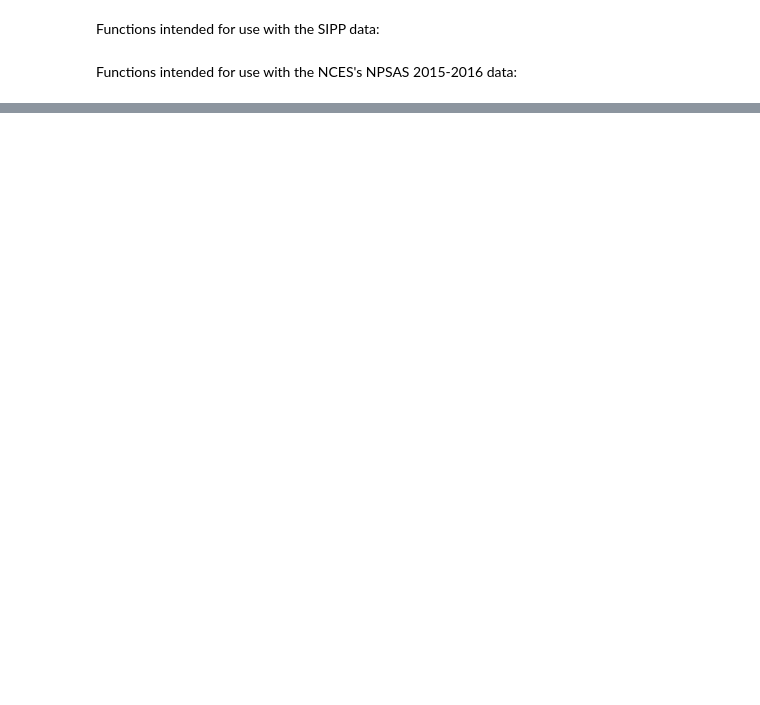
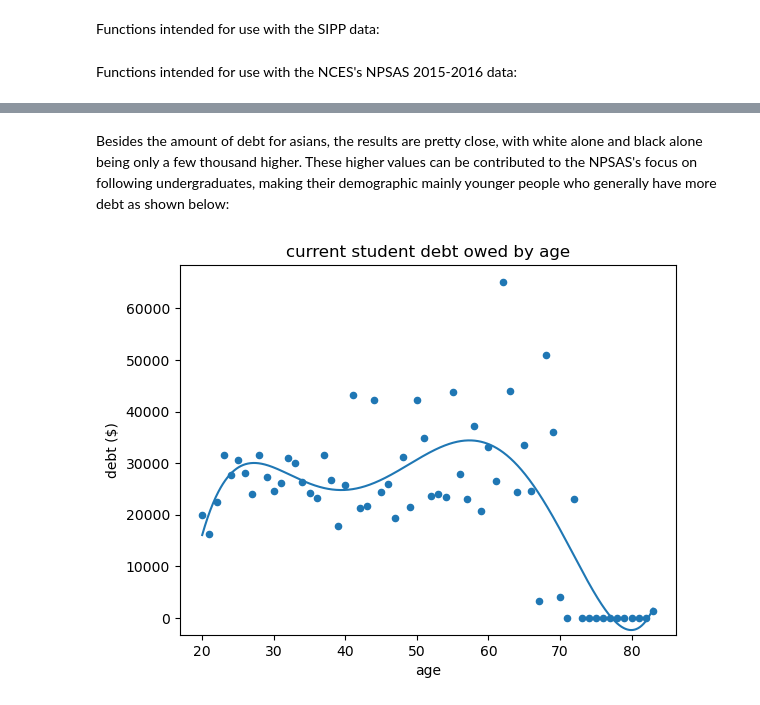
Before and after one commit to AlexWycoff/studentdebt, a Jupyter notebook: notebooks/DataFunctions.ipynb, the cells around one changed output, grey strips where cells are left out. Drawn from its saved outputs; the diff is of its cells as text; code cells hidden in the pictures; blank space fills up the shorter version.

```diff
--- a/notebooks/DataFunctions.ipynb
+++ b/notebooks/DataFunctions.ipynb
@@ -57,3 +94,32 @@ def median_bar_graph(dataframe, independent, dependent, title, xlab, ylab):
+# %%
+def median_regression(dataframe, independent, dependent, title, xlab, ylab, degree):
+    '''
+    Graphs the given dataframe and it's polynomial regression.
+    Dataframe must contain only the dependent and independent columns.
+    '''
+    dataframe = median_sort_by(dataframe, independent, dependent)
+    dependent = 'median ' + dependent
+
+    coefficients = np.polyfit(x=dataframe[independent], y=dataframe[dependent], deg=degree)
+    function = np.poly1d(coefficients)
+
+    x=np.linspace(dataframe[independent].min(), dataframe[independent].max(), 1000)
+    y=function(x)
+
+    # fractions have no practical use, they're used for graph cleanliness
+    dependent_fraction = (dataframe[dependent].max() - dataframe[dependent].min())*0.05
+    independent_fraction = (dataframe[independent].max() - dataframe[independent].min())*0.05
+
+    plt.ylim(dataframe[dependent].min() - dependent_fraction, dataframe[dependent].max() + dependent_fraction)
+    plt.xlim(dataframe[independent].min() - independent_fraction, dataframe[independent].max() + independent_fraction)
+    plt.xlabel(xlab)
+    plt.ylabel(ylab)
+    plt.title(title)
+
+    plt.plot(x, y)
+    plt.scatter(x=dataframe[independent], y=dataframe[dependent],s=20)
+
+    plt.show
 # %% [markdown]
 Functions intended for use with the NCES's NPSAS 2015-2016 data:
 # %%
@@ -83,0 +169,6 @@ def datalab_bar_graph(column, row_range, title, xlab, ylab):
+# %% [markdown]
+Besides the amount of debt for asians, the results are pretty close, with white alone and black alone being only a few thousand higher. These higher values can be contributed to the NPSAS's focus on following undergraduates, making their demographic mainly younger people who generally have more debt as shown below:
+# %%
+median_regression(sipp_2014_2021[sipp_2014_2021['YEAR'] == 2014], 'TAGE', 'TOEDDEBTVAL', 'current student debt owed by age', 'age', 'debt ($)', 5)
+# %% [output]
+[figure, added]
```
Also changed, not shown: parts of 11 cells of this notebook, 1 other file.
